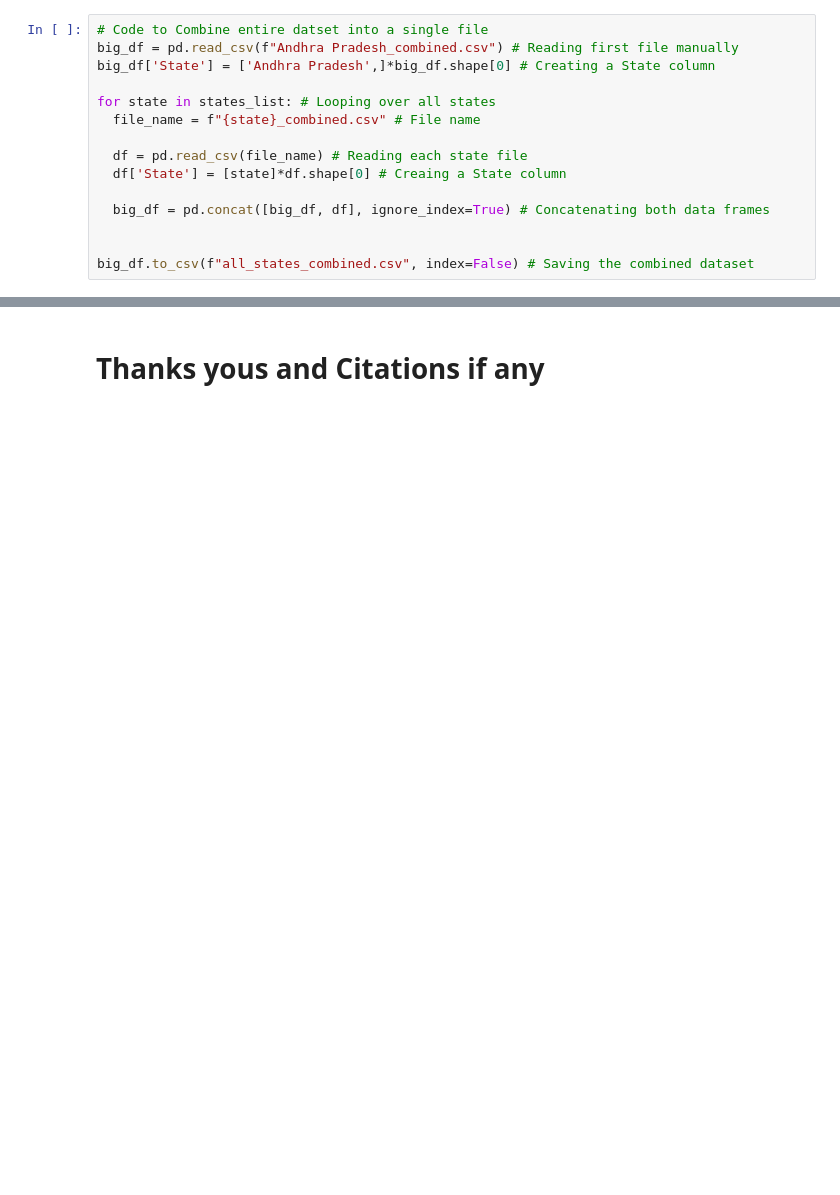
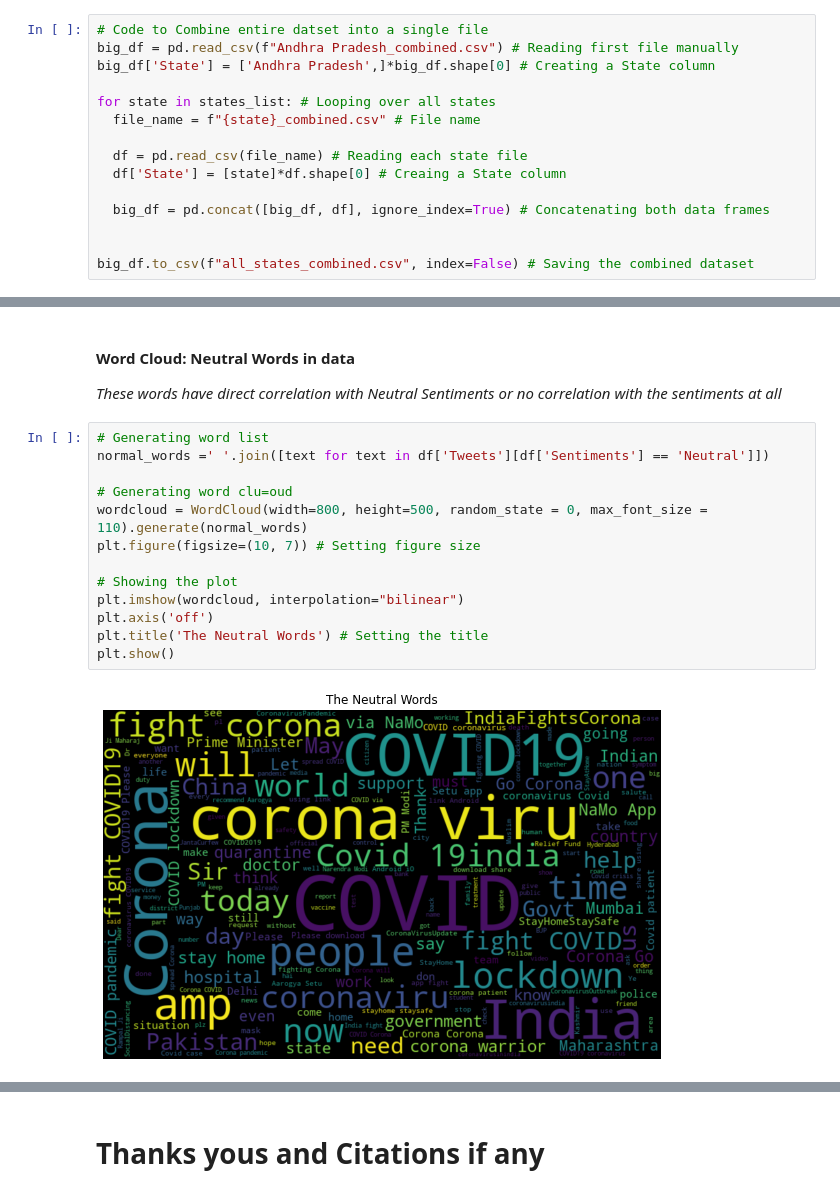
Before and after one commit to balandhanka/LUSIP-Sentiment-Analysis, a Jupyter notebook: LUSIP_8_COVID_19_Sentiment_Analysis_Notebook.ipynb, the cells around one changed output, grey strips where cells are left out. Saved outputs shown, nothing was run; the diff lists cells and outputs as text; blank space fills up the shorter version.

```diff
--- a/LUSIP_8_COVID_19_Sentiment_Analysis_Notebook.ipynb
+++ b/LUSIP_8_COVID_19_Sentiment_Analysis_Notebook.ipynb
@@ -284,0 +435,19 @@ index of types of analysis done
+# %% [markdown]
+#### Word Cloud: Neutral Words in data
+
+*These words have direct correlation with Neutral Sentiments or no correlation with the sentiments at all*
+# %%
+# Generating word list
+normal_words =' '.join([text for text in df['Tweets'][df['Sentiments'] == 'Neutral']])
+
+# Generating word clu=oud
+wordcloud = WordCloud(width=800, height=500, random_state = 0, max_font_size = 110).generate(normal_words)
+plt.figure(figsize=(10, 7)) # Setting figure size
+
+# Showing the plot
+plt.imshow(wordcloud, interpolation="bilinear")
+plt.axis('off')
+plt.title('The Neutral Words') # Setting the title
+plt.show()
+# %% [output]
+[figure, added]
```
Also changed, not shown: parts of 43 cells of this notebook.
